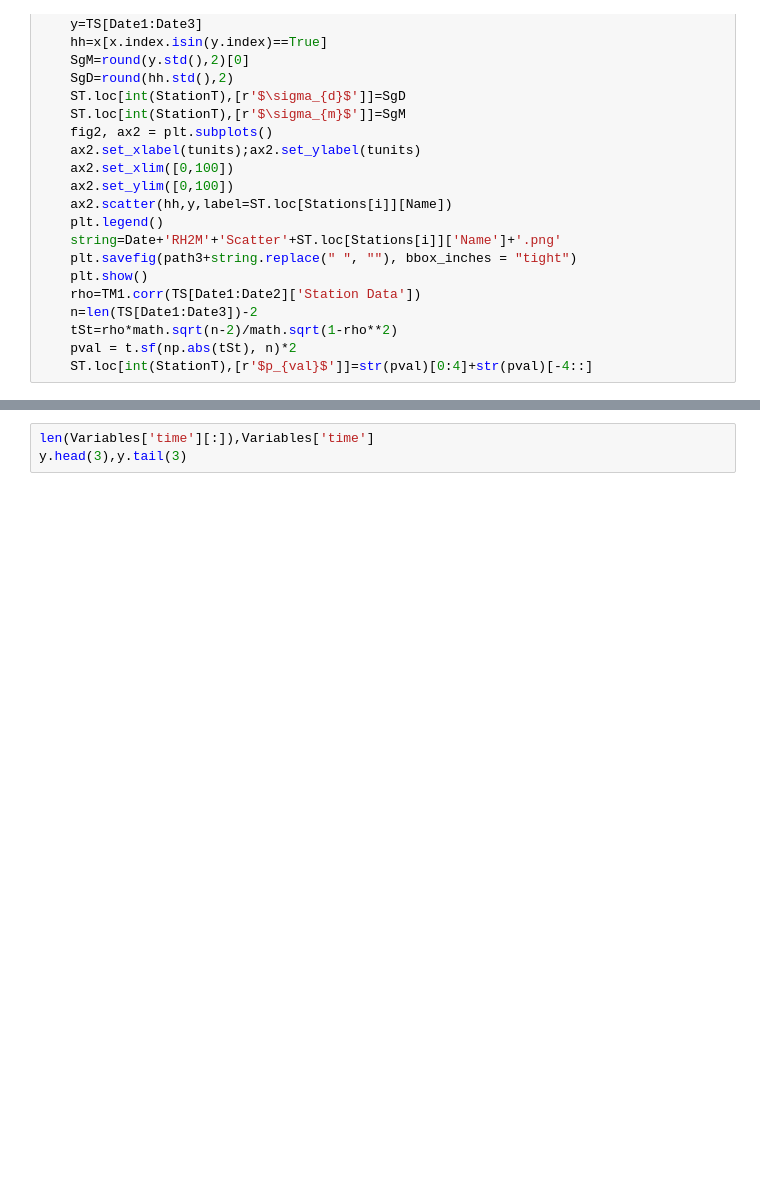
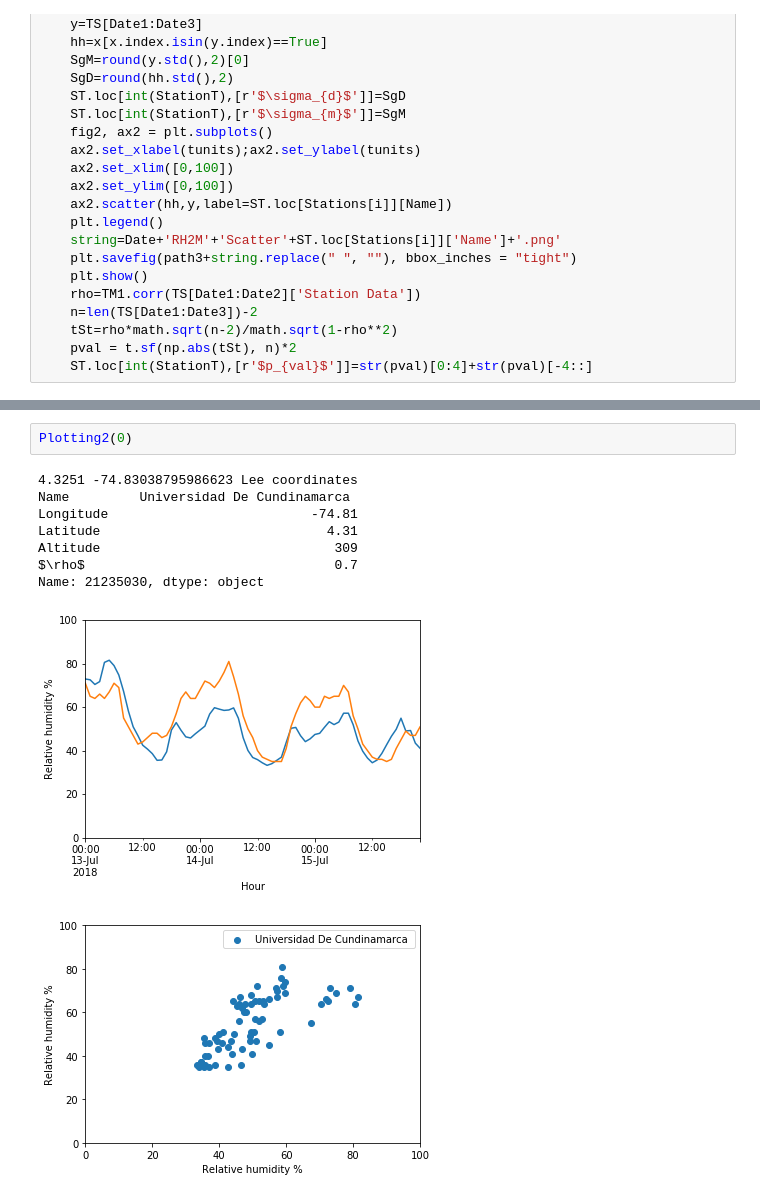
Before and after one commit to SaraFraija/FoehnColombia, a Jupyter notebook: 3.2. WRFvalidationRH.ipynb, the cells around one changed output, grey strips where cells are left out. Drawn from its saved outputs; the diff is of its cells as text; blank space fills up the shorter version.

```diff
--- a/3.2. WRFvalidationRH.ipynb
+++ b/3.2. WRFvalidationRH.ipynb
@@ -286,3 +183,12 @@ Freq: H, Name: rh2m, Length: 75, dtype: float32
-# %%
-len(Variables['time'][:]),Variables['time']
-y.head(3),y.tail(3)
+# %%
+Plotting2(0)
+# %% [output]
+4.3251 -74.83038795986623 Lee coordinates
+Name         Universidad De Cundinamarca
+Longitude                          -74.81
+Latitude                             4.31
+Altitude                              309
+$\rho$                                0.7
+Name: 21235030, dtype: object
+[figure, added]
+[figure, added]
```
Also changed, not shown: parts of 26 cells of this notebook.
